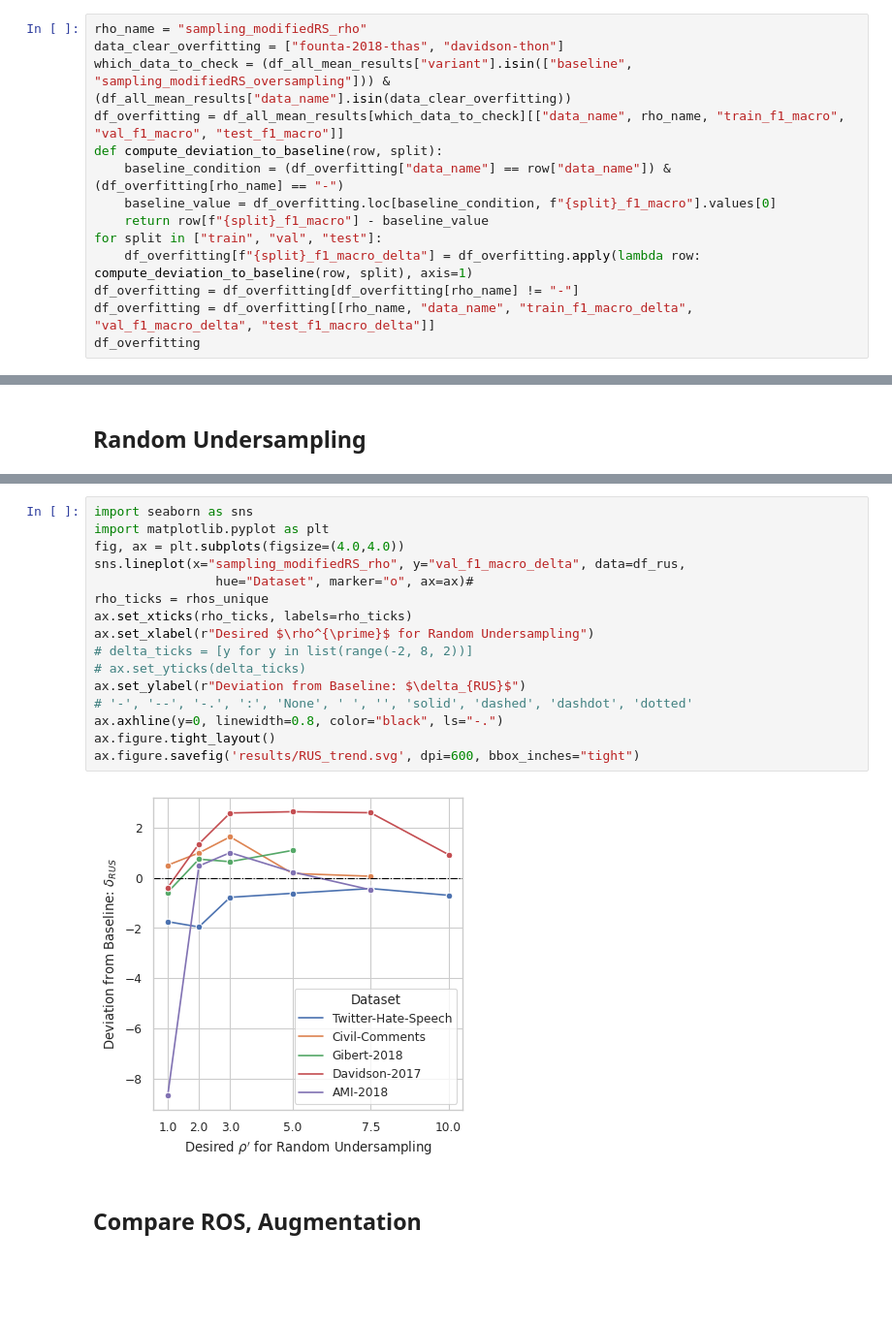
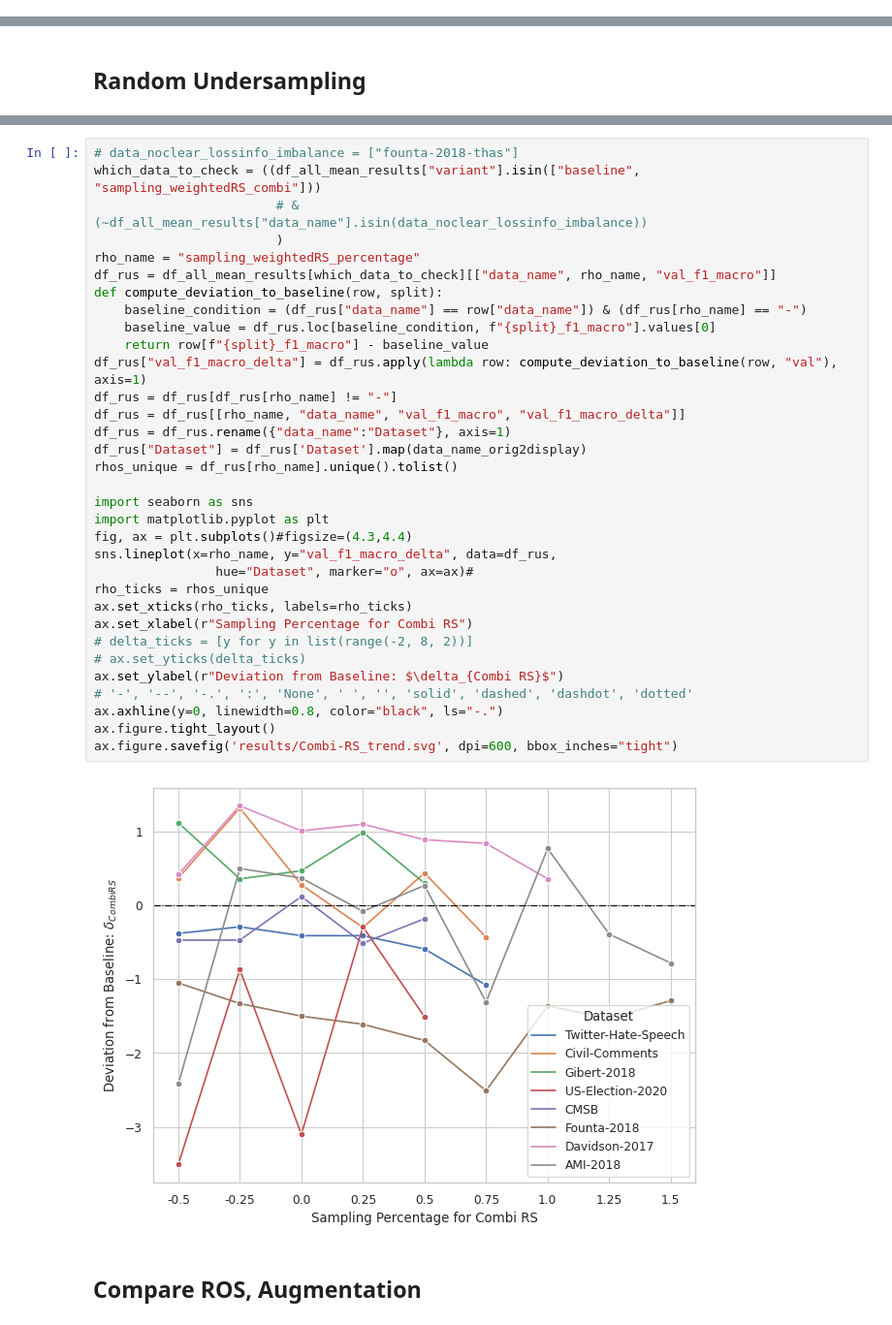
Before and after one commit to zhangyaqi20/imbalanced_text_classification, a Jupyter notebook: extract_mlflow_results.ipynb, the cells around one changed output, grey strips where cells are left out. Shown at 97% size. Cells and saved outputs as stored; diff of their text form; blank space fills up the shorter version.

```diff
--- a/extract_mlflow_results.ipynb
+++ b/extract_mlflow_results.ipynb
@@ -285,17 +340,3 @@ sns.color_palette()
 ### Random Oversampling
 # %% [markdown]
 #### Overfitting
-# %%
-rho_name = "sampling_modifiedRS_rho"
-data_clear_overfitting = ["founta-2018-thas", "davidson-thon"]
-which_data_to_check = (df_all_mean_results["variant"].isin(["baseline", "sampling_modifiedRS_oversampling"])) & (df_all_mean_results["data_name"].isin(data_clear_overfitting))
-df_overfitting = df_all_mean_results[which_data_to_check][["data_name", rho_name, "train_f1_macro", "val_f1_macro", "test_f1_macro"]]
-def compute_deviation_to_baseline(row, split):
-    baseline_condition = (df_overfitting["data_name"] == row["data_name"]) & (df_overfitting[rho_name] == "-")
-    baseline_value = df_overfitting.loc[baseline_condition, f"{split}_f1_macro"].values[0]
-    return row[f"{split}_f1_macro"] - baseline_value
-for split in ["train", "val", "test"]:
-    df_overfitting[f"{split}_f1_macro_delta"] = df_overfitting.apply(lambda row: compute_deviation_to_baseline(row, split), axis=1)
-df_overfitting = df_overfitting[df_overfitting[rho_name] != "-"]
-df_overfitting = df_overfitting[[rho_name, "data_name", "train_f1_macro_delta", "val_f1_macro_delta", "test_f1_macro_delta"]]
-df_overfitting
@@ -500,21 +613,38 @@ df_rus
 # %%
+# data_noclear_lossinfo_imbalance = ["founta-2018-thas"]
+which_data_to_check = ((df_all_mean_results["variant"].isin(["baseline", "sampling_weightedRS_combi"]))
+                        # & (~df_all_mean_results["data_name"].isin(data_noclear_lossinfo_imbalance))
+                        )
+rho_name = "sampling_weightedRS_percentage"
+df_rus = df_all_mean_results[which_data_to_check][["data_name", rho_name, "val_f1_macro"]]
+def compute_deviation_to_baseline(row, split):
+    baseline_condition = (df_rus["data_name"] == row["data_name"]) & (df_rus[rho_name] == "-")
+    baseline_value = df_rus.loc[baseline_condition, f"{split}_f1_macro"].values[0]
+    return row[f"{split}_f1_macro"] - baseline_value
+df_rus["val_f1_macro_delta"] = df_rus.apply(lambda row: compute_deviation_to_baseline(row, "val"), axis=1)
+df_rus = df_rus[df_rus[rho_name] != "-"]
+df_rus = df_rus[[rho_name, "data_name", "val_f1_macro", "val_f1_macro_delta"]]
+df_rus = df_rus.rename({"data_name":"Dataset"}, axis=1)
+df_rus["Dataset"] = df_rus['Dataset'].map(data_name_orig2display)
+rhos_unique = df_rus[rho_name].unique().tolist()
+
 import seaborn as sns
 import matplotlib.pyplot as plt
-fig, ax = plt.subplots(figsize=(4.0,4.0))
-sns.lineplot(x="sampling_modifiedRS_rho", y="val_f1_macro_delta", data=df_rus,
+fig, ax = plt.subplots()#figsize=(4.3,4.4)
+sns.lineplot(x=rho_name, y="val_f1_macro_delta", data=df_rus,
                 hue="Dataset", marker="o", ax=ax)#
 rho_ticks = rhos_unique
 ax.set_xticks(rho_ticks, labels=rho_ticks)
-ax.set_xlabel(r"Desired $\rho^{\prime}$ for Random Undersampling")
+ax.set_xlabel(r"Sampling Percentage for Combi RS")
 # delta_ticks = [y for y in list(range(-2, 8, 2))]
 # ax.set_yticks(delta_ticks)
-ax.set_ylabel(r"Deviation from Baseline: $\delta_{RUS}$")
+ax.set_ylabel(r"Deviation from Baseline: $\delta_{Combi RS}$")
 # '-', '--', '-.', ':', 'None', ' ', '', 'solid', 'dashed', 'dashdot', 'dotted'
 ax.axhline(y=0, linewidth=0.8, color="black", ls="-.")
 ax.figure.tight_layout()
-ax.figure.savefig('results/RUS_trend.svg', dpi=600, bbox_inches="tight")
+ax.figure.savefig('results/Combi-RS_trend.svg', dpi=600, bbox_inches="tight")
 # %% [output]
-[figure, old version]
+[figure, new version]
 # %% [markdown]
 ## Compare ROS, Augmentation
 # %%
```
Also changed, not shown: parts of 34 cells of this notebook, 21 other files.
